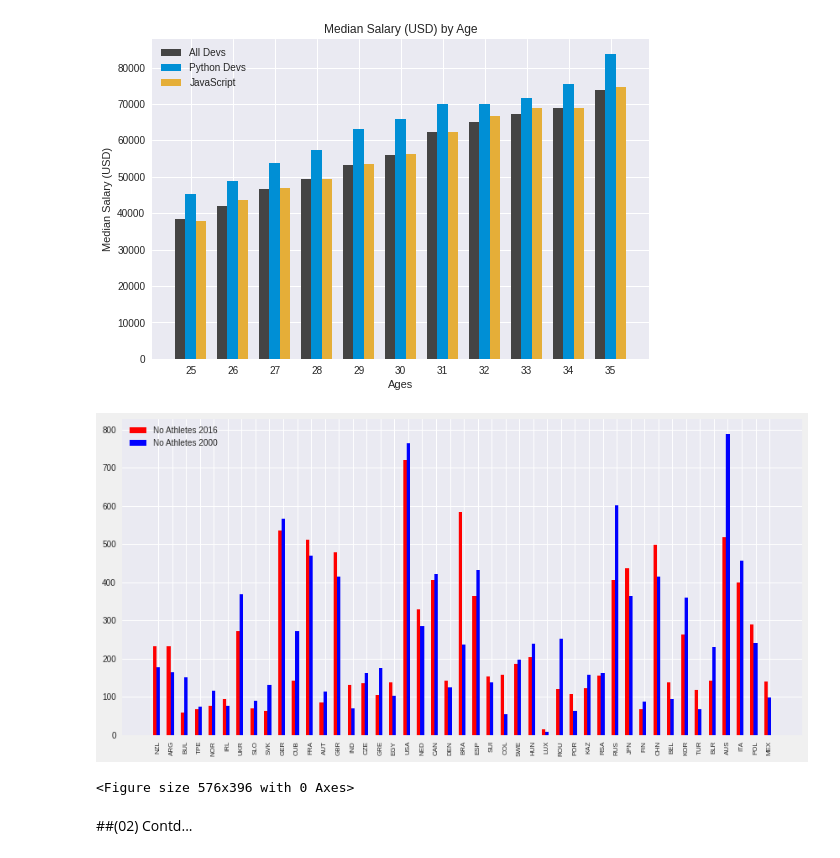
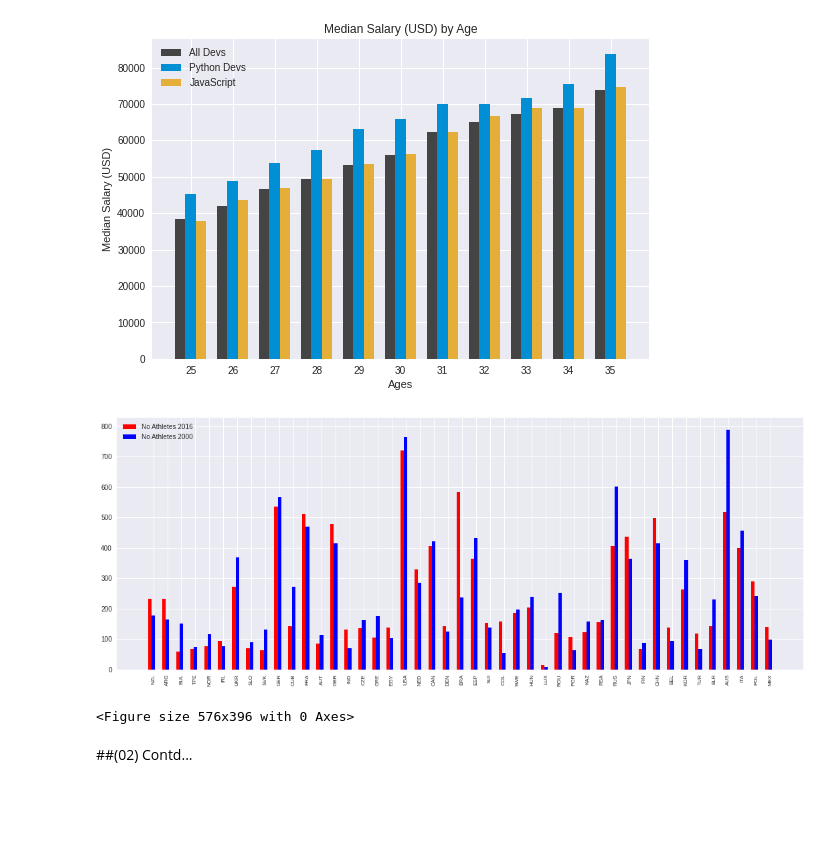
Before and after one commit to GPrathap/pythonII, a Jupyter notebook: matplot.ipynb, the cells around one changed output. Cells and saved outputs as stored; diff of their text form; code cells hidden in the pictures; blank space fills up the shorter version.

```diff
--- a/matplot.ipynb
+++ b/matplot.ipynb
@@ -157,35 +157,35 @@ plt.show()
 # %%
 from matplotlib import pyplot as plt
 import pandas as pd
 import numpy as np
-plt.figure(figsize=(12,6))
+plt.figure(figsize=(15,6))
 plt.style.use("seaborn")
 athlete_data = pd.read_csv('/content/drive/MyDrive/Colab Notebooks/data/athlete_events.csv')
 x = athlete_data.NOC.value_counts().index[0:50]
 top_10_data_by_country = athlete_data[athlete_data.NOC.isin(x)]
 
 is_2016 =  top_10_data_by_country['Year']==2016
 is_2000 =  top_10_data_by_country['Year']==2000
 
 x_2016=top_10_data_by_country[is_2016].NOC.value_counts(sort=False).index[0:50]
 x_indexes = np.arange(len(x_2016))
 width = 0.25
 y_2016=top_10_data_by_country[is_2016].NOC.value_counts(sort=False).values[0:50]
 
 x_2000=top_10_data_by_country[is_2000].NOC.value_counts(sort=False).index[0:50]
 x_indexes = np.arange(len(x_2000))
 y_2000=top_10_data_by_country[is_2000].NOC.value_counts(sort=False).values[0:50]
 
 plt.bar(x_indexes - width, y_2016, width=width, color='#ff0000', label="No Athletes 2016")
 plt.bar(x_indexes, y_2000, width=width, color='#0000ff', label='No Athletes 2000')
 
 plt.legend()
 plt.xticks(ticks=x_indexes, labels=x_2016,rotation='vertical',size=8)
 plt.tight_layout()
 plt.show()
 plt.savefig('Bar chart plot comparison of Olympics 2016 vs 2000.png')
 # %% [output]
-[figure, old version]
+[figure, new version]
 <Figure size 576x396 with 0 Axes>
 # %% [markdown]
 ##(02) Contd...
```
Also changed, not shown: parts of 1 cell of this notebook.
